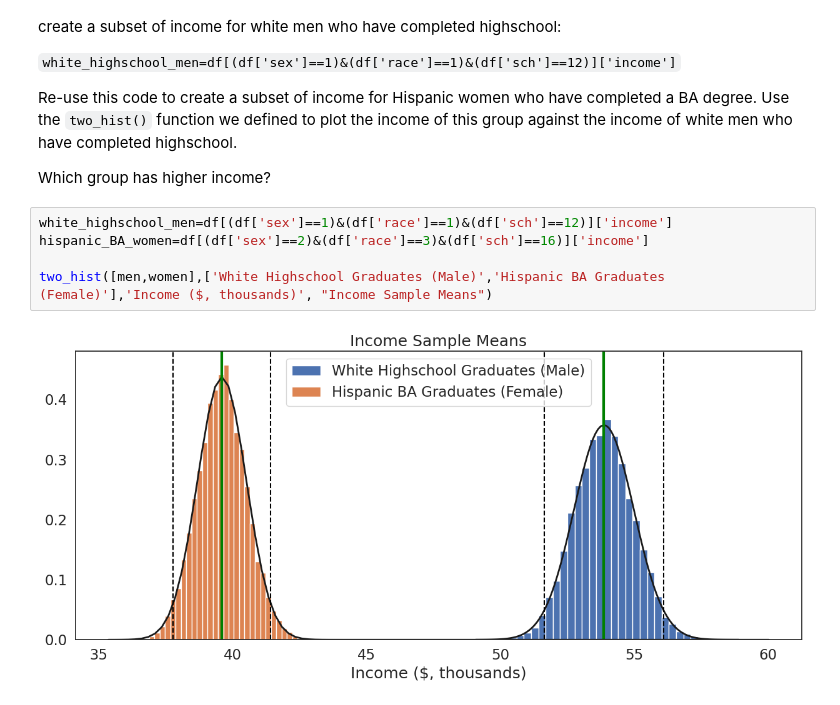
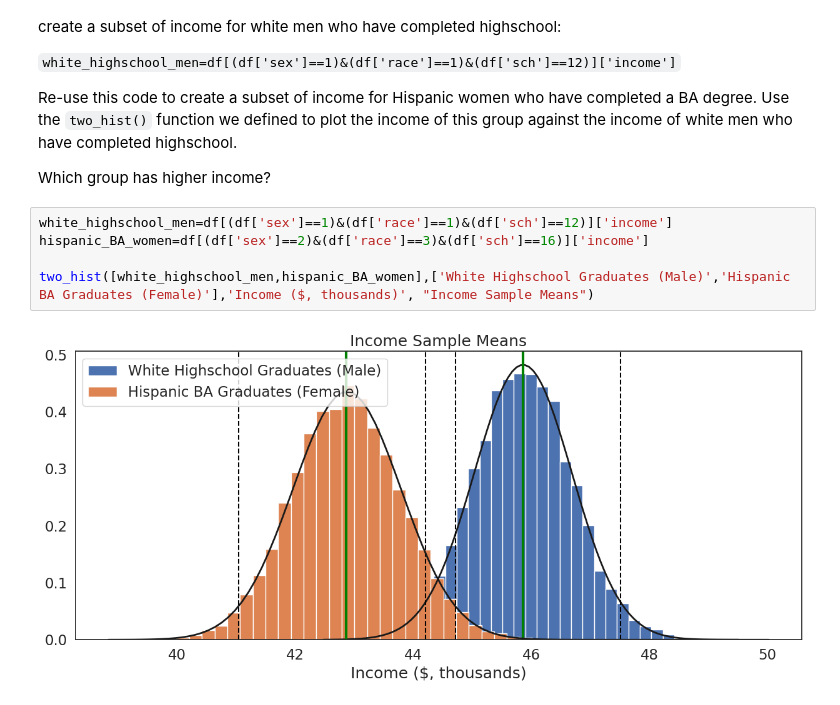
Before and after one commit to nyreemarsh/QM2, a Jupyter notebook: notebooks/W05. Distributions and Basic Statistics.ipynb, the cells around one changed output. Saved outputs shown, nothing was run; the diff lists cells and outputs as text.

```diff
--- a/notebooks/W05. Distributions and Basic Statistics.ipynb
+++ b/notebooks/W05. Distributions and Basic Statistics.ipynb
@@ -706,7 +706,7 @@ Which group has higher income?
 # %%
 white_highschool_men=df[(df['sex']==1)&(df['race']==1)&(df['sch']==12)]['income']
 hispanic_BA_women=df[(df['sex']==2)&(df['race']==3)&(df['sch']==16)]['income']
 
-two_hist([men,women],['White Highschool Graduates (Male)','Hispanic BA Graduates (Female)'],'Income ($, thousands)', "Income Sample Means")
+two_hist([white_highschool_men,hispanic_BA_women],['White Highschool Graduates (Male)','Hispanic BA Graduates (Female)'],'Income ($, thousands)', "Income Sample Means")
 # %% [output]
-[figure, old version]
+[figure, new version]
```
Also changed, not shown: parts of 3 cells of this notebook.
